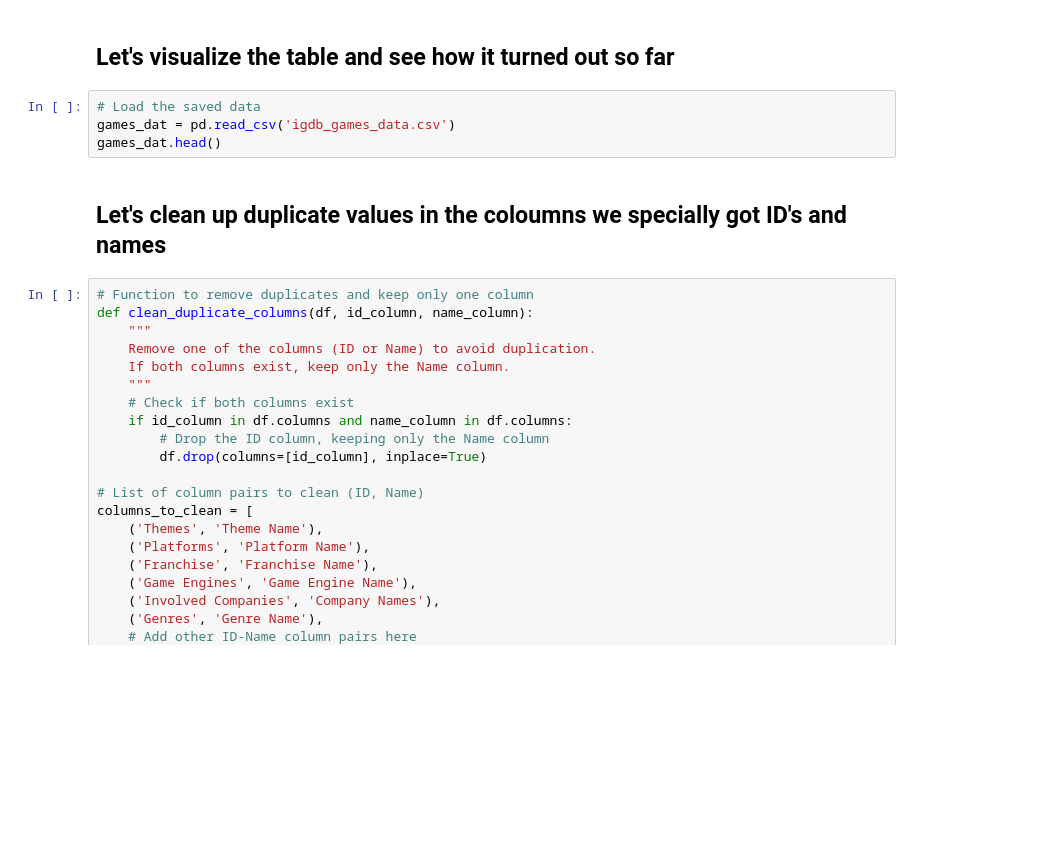
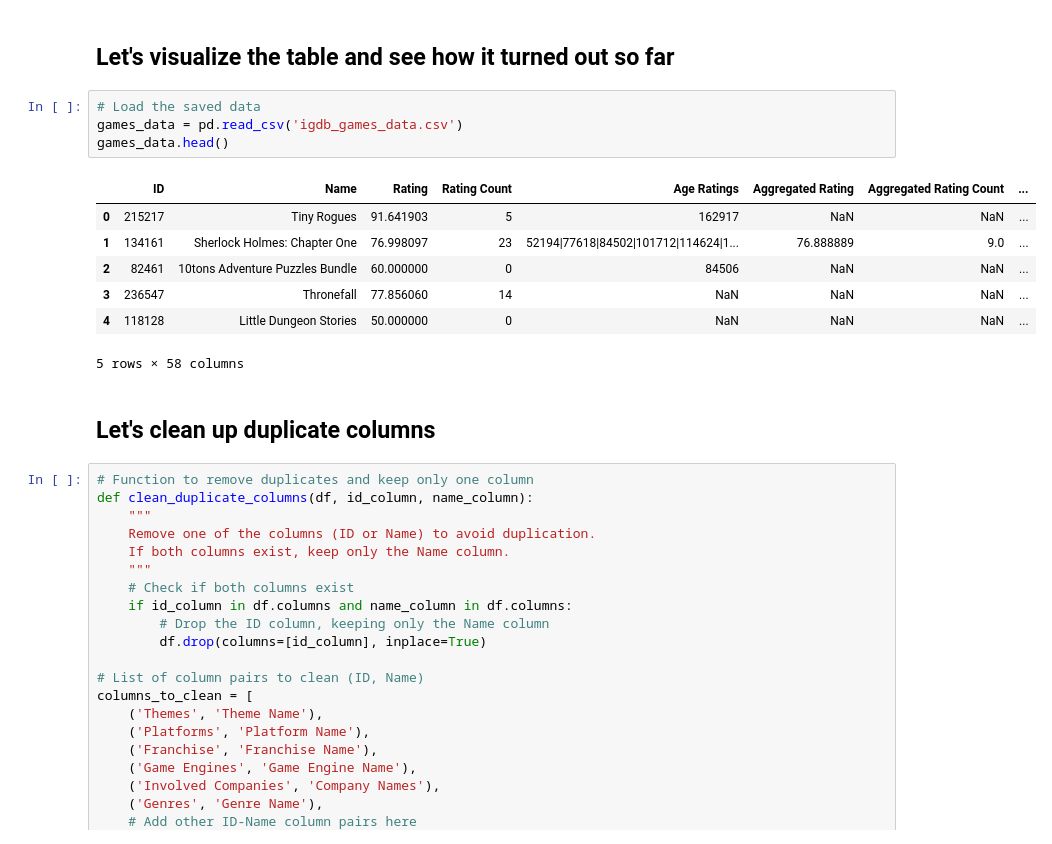
Before and after one commit to Ammo-byte/What_Game, a Jupyter notebook: recommender-system.ipynb, the cells around one changed output. Drawn from its saved outputs; the diff is of its cells as text; blank space fills up the shorter version.

Commit message:
Fine tuning and cleaning up

```diff
--- a/recommender-system.ipynb
+++ b/recommender-system.ipynb
@@ -190,10 +304,18 @@ Game data saved to igdb_games_data.csv with 30873 games.
 ## Let's visualize the table and see how it turned out so far
 # %%
 # Load the saved data
-games_dat = pd.read_csv('igdb_games_data.csv')
-games_dat.head()
+games_data = pd.read_csv('igdb_games_data.csv')
+games_data.head()
+# %% [output]
+|  | ID | Name | Rating | Rating Count | Age Ratings | Aggregated Rating | Aggregated Rating Count | ... |
+| 0 | 215217 | Tiny Rogues | 91.641903 | 5 | 162917 | NaN | NaN | ... |
+| 1 | 134161 | Sherlock Holmes: Chapter One | 76.998097 | 23 | 52194|77618|84502|101712|114624|1... | 76.888889 | 9.0 | ... |
+| 2 | 82461 | 10tons Adventure Puzzles Bundle | 60.000000 | 0 | 84506 | NaN | NaN | ... |
+| 3 | 236547 | Thronefall | 77.856060 | 14 | NaN | NaN | NaN | ... |
+| 4 | 118128 | Little Dungeon Stories | 50.000000 | 0 | NaN | NaN | NaN | ... |
+5 rows × 58 columns
 # %% [markdown]
-## Let's clean up duplicate values in the coloumns we specially got ID's and names
+## Let's clean up duplicate columns
 # %%
 # Function to remove duplicates and keep only one column
 def clean_duplicate_columns(df, id_column, name_column):
```
Also changed, not shown: parts of 22 cells of this notebook, 4 other files.
